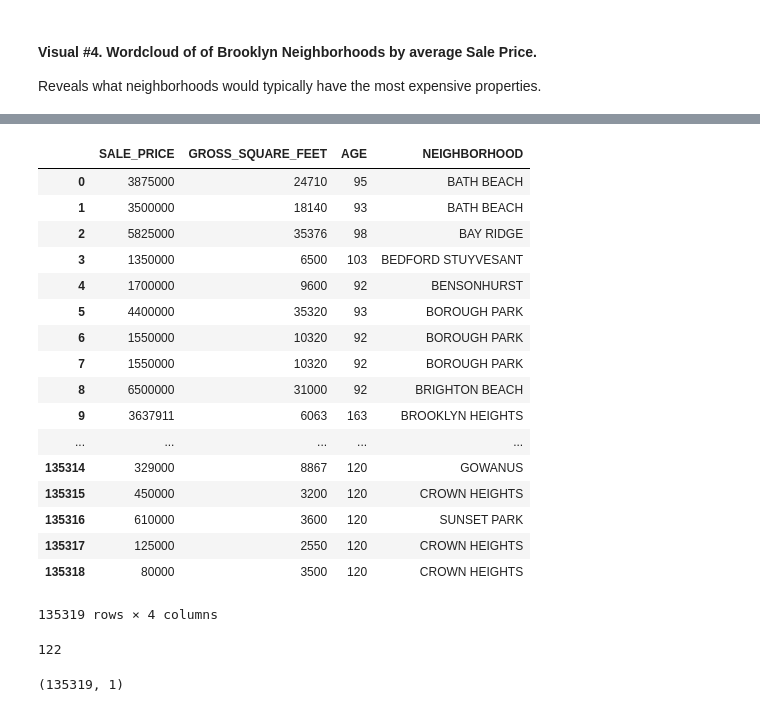
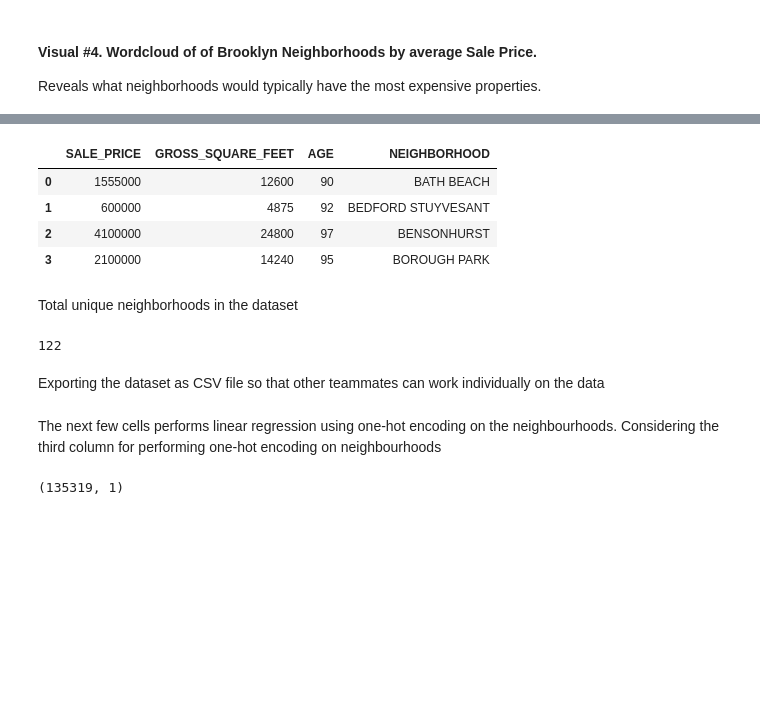
Before and after one commit to Batman024/Brooklyn-Home-Price-Predictor, a Jupyter notebook: Data Exploratory Analysis Brooklyn Houses Prices 2003 - 2018(v-3).ipynb, the cells around one changed output, grey strips where cells are left out. Saved outputs shown, nothing was run; the diff lists cells and outputs as text; code cells hidden in the pictures; blank space fills up the shorter version.

```diff
--- a/Data Exploratory Analysis Brooklyn Houses Prices 2003 - 2018(v-3).ipynb
+++ b/Data Exploratory Analysis Brooklyn Houses Prices 2003 - 2018(v-3).ipynb
@@ -338,37 +338,31 @@ from sklearn.model_selection import train_test_split
 # %%
 sql = """
 select SALE_PRICE , GROSS_SQUARE_FEET ,2019-YEAR_BUILT as AGE ,NEIGHBORHOOD  from `brooklyn_homes.brooklyna` where GROSS_SQUARE_FEET is not NULL
 and GROSS_SQUARE_FEET <> 0 and SALE_PRICE <> 0 and YEAR_BUILT<>0 and SALE_PRICE <> 1
 """
 df11 = bq.Query(sql).execute().result().to_dataframe()
-df11
+df11.head(4)
 # %% [output]
 |  | SALE_PRICE | GROSS_SQUARE_FEET | AGE | NEIGHBORHOOD |
-| 0 | 3875000 | 24710 | 95 | BATH BEACH |
-| 1 | 3500000 | 18140 | 93 | BATH BEACH |
-| 2 | 5825000 | 35376 | 98 | BAY RIDGE |
-| 3 | 1350000 | 6500 | 103 | BEDFORD STUYVESANT |
-| 4 | 1700000 | 9600 | 92 | BENSONHURST |
-| 5 | 4400000 | 35320 | 93 | BOROUGH PARK |
-| 6 | 1550000 | 10320 | 92 | BOROUGH PARK |
-| 7 | 1550000 | 10320 | 92 | BOROUGH PARK |
-| 8 | 6500000 | 31000 | 92 | BRIGHTON BEACH |
-| 9 | 3637911 | 6063 | 163 | BROOKLYN HEIGHTS |
-| ... | ... | ... | ... | ... |
-| 135314 | 329000 | 8867 | 120 | GOWANUS |
-| 135315 | 450000 | 3200 | 120 | CROWN HEIGHTS |
-| 135316 | 610000 | 3600 | 120 | SUNSET PARK |
-| 135317 | 125000 | 2550 | 120 | CROWN HEIGHTS |
-| 135318 | 80000 | 3500 | 120 | CROWN HEIGHTS |
+| 0 | 1555000 | 12600 | 90 | BATH BEACH |
+| 1 | 600000 | 4875 | 92 | BEDFORD STUYVESANT |
+| 2 | 4100000 | 24800 | 97 | BENSONHURST |
+| 3 | 2100000 | 14240 | 95 | BOROUGH PARK |
-135319 rows × 4 columns
+# %% [markdown]
+Total unique neighborhoods in the dataset
 # %%
 len(df.NEIGHBORHOOD.unique())
 # %% [output]
 122
+# %% [markdown]
+Exporting the dataset as CSV file so that other teammates can work individually on the data
 # %%
 from pandas import DataFrame
 data = DataFrame(df11)
 data.to_csv("Data.csv", index = None , header = True)
+# %% [markdown]
+The next few cells performs linear regression using one-hot encoding on the neighbourhoods.
+Considering the third column for performing one-hot encoding on neighbourhoods
 # %%
 x = df11.iloc[:,3:]
 x.shape
```
Also changed, not shown: parts of 30 cells of this notebook.
